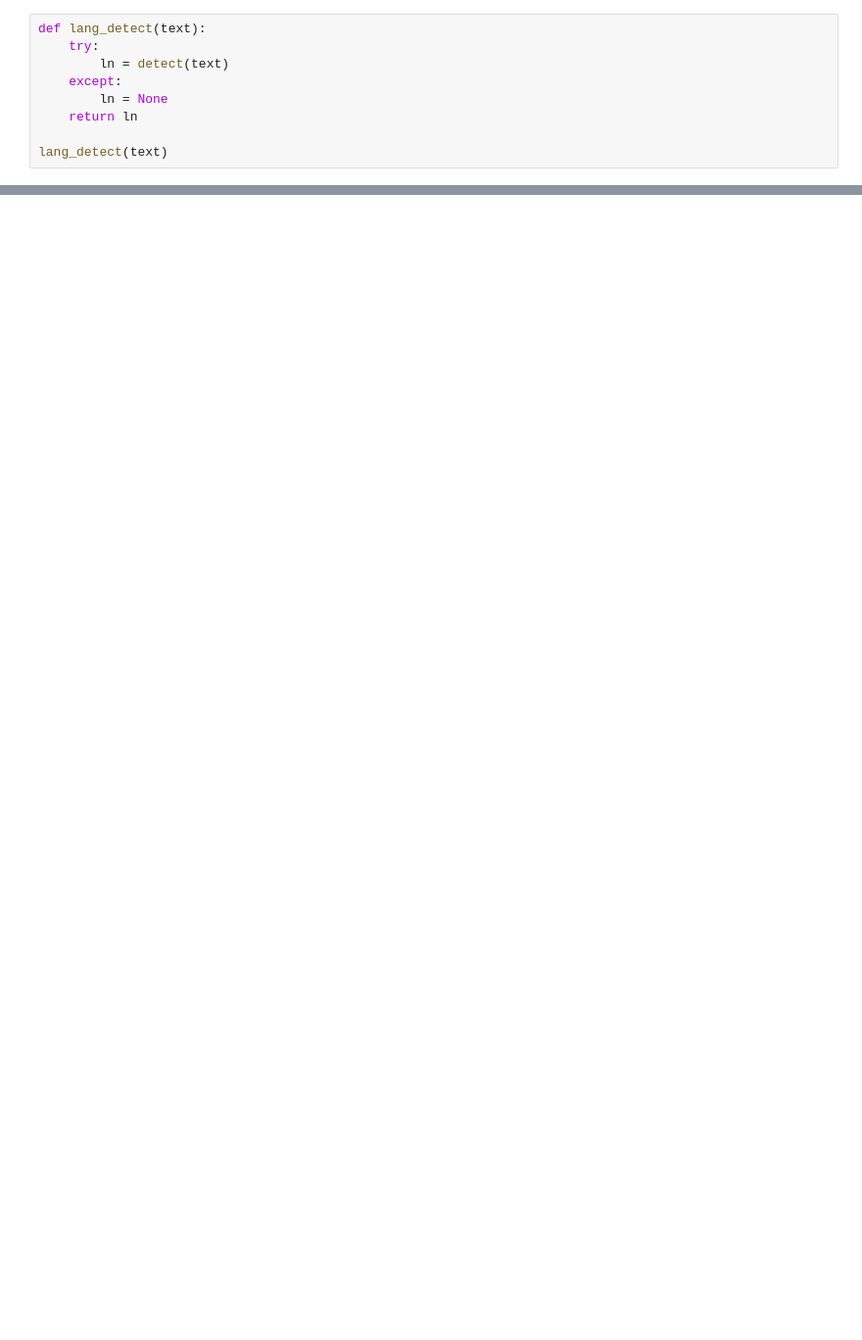
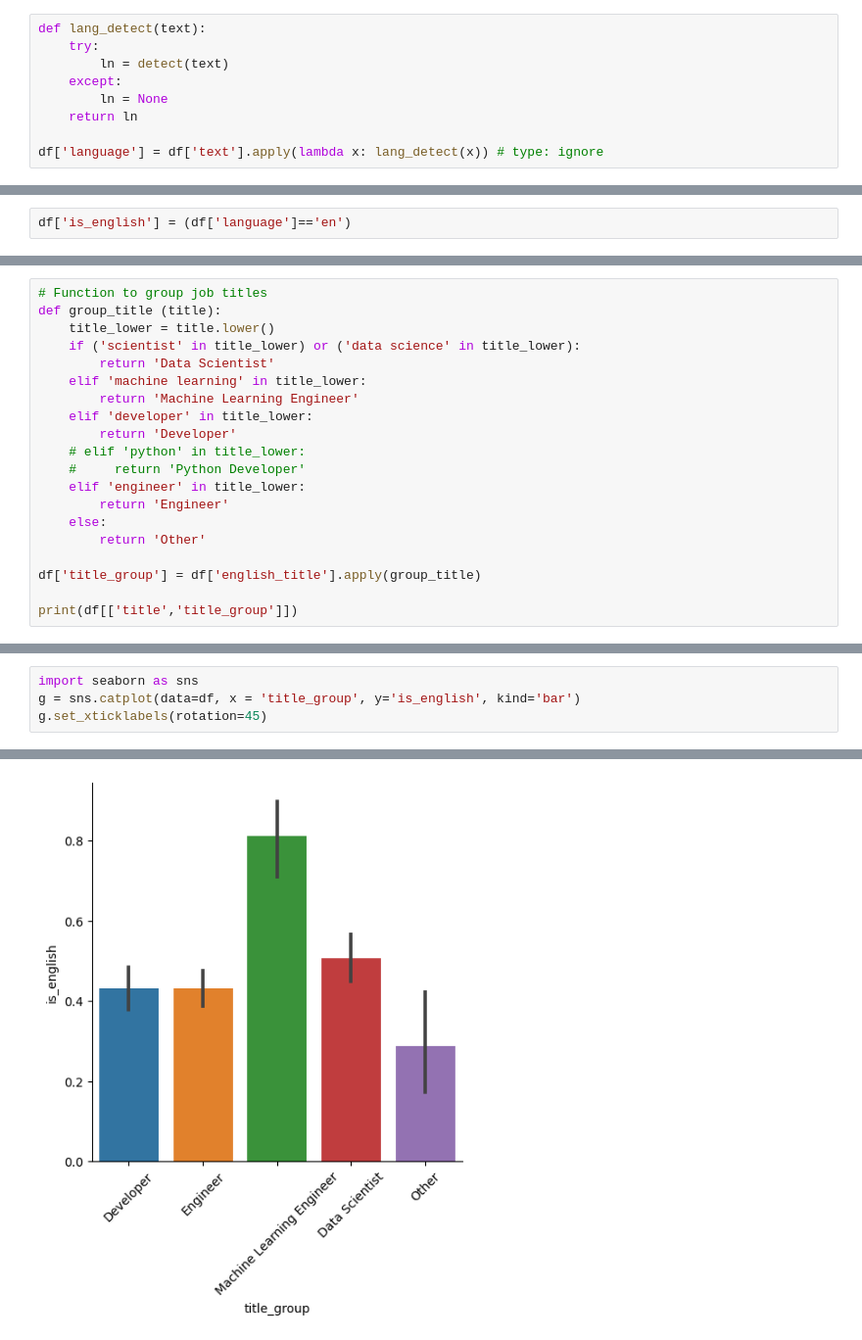
Before and after one commit to lanfeitiao/data_job_analysis, a Jupyter notebook: notebooks/0.01-data-exploration.ipynb, the cells around one changed output, grey strips where cells are left out. Shown: that part at 98% size. Drawn from its saved outputs; the diff is of its cells as text; blank space fills up the shorter version.

```diff
--- a/notebooks/0.01-data-exploration.ipynb
+++ b/notebooks/0.01-data-exploration.ipynb
@@ -107,4 +78,4 @@ def lang_detect(text):
         ln = None
     return ln
 
-lang_detect(text)
+df['language'] = df['text'].apply(lambda x: lang_detect(x)) # type: ignore
@@ -112,0 +122,2 @@ lang_detect(text)
+# %%
+df['is_english'] = (df['language']=='en')
@@ -112,0 +172,20 @@ lang_detect(text)
+# %%
+# Function to group job titles
+def group_title (title):
+    title_lower = title.lower()
+    if ('scientist' in title_lower) or ('data science' in title_lower):
+        return 'Data Scientist'
+    elif 'machine learning' in title_lower:
+        return 'Machine Learning Engineer'
+    elif 'developer' in title_lower:
+        return 'Developer'
+    # elif 'python' in title_lower:
+    #     return 'Python Developer'
+    elif 'engineer' in title_lower:
+        return 'Engineer'
+    else:
+        return 'Other'
+
+df['title_group'] = df['english_title'].apply(group_title)
+
+print(df[['title','title_group']])
@@ -112,0 +239,5 @@ lang_detect(text)
+# %%
+import seaborn as sns
+g = sns.catplot(data=df, x = 'title_group', y='is_english', kind='bar')
+g.set_xticklabels(rotation=45)
+# %% [output]
@@ -112,0 +245 @@ lang_detect(text)
+[figure, added]
```
Also changed, not shown: parts of 23 cells of this notebook.
